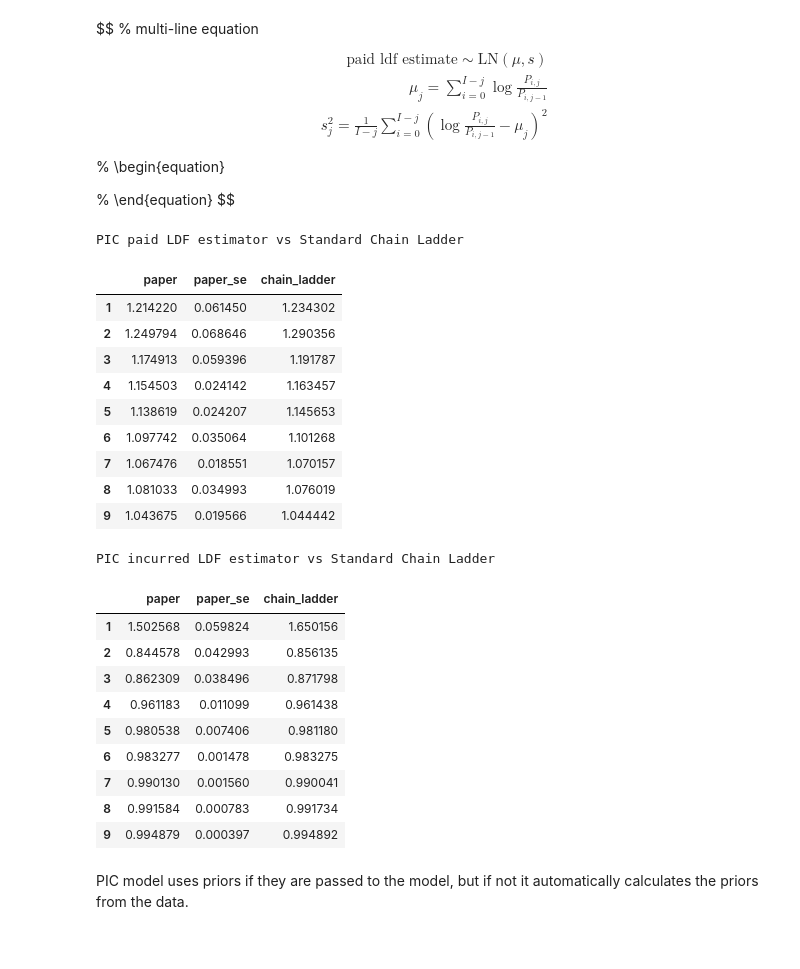
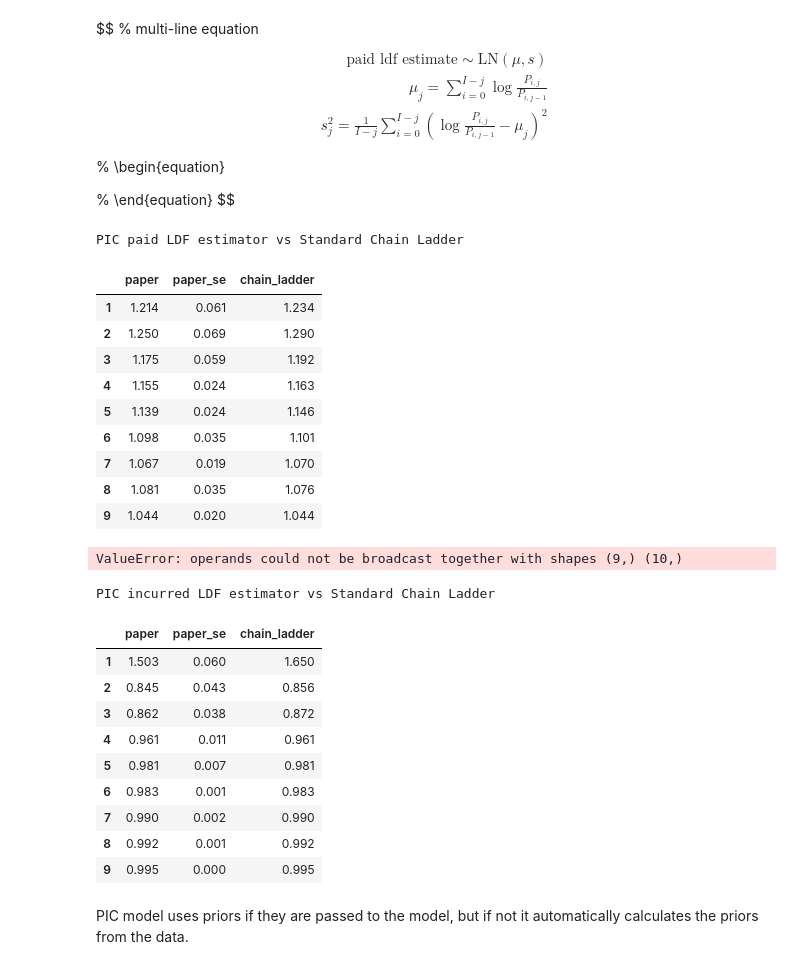
Before and after one commit to rocky-reserving/rocky, a Jupyter notebook: test_pic_model.ipynb, the cells around one changed output. Saved outputs shown, nothing was run; the diff lists cells and outputs as text; code cells hidden in the pictures.

```diff
--- a/test_pic_model.ipynb
+++ b/test_pic_model.ipynb
@@ -466,39 +435,52 @@ $$
 # %%
 # from paper: log estimate of paid LDFs
 print("PIC paid LDF estimator vs Standard Chain Ladder")
 pd.DataFrame(dict(paper=stats.lognorm.mean(loc=pic.ldf_estimator('paid'), s=np.sqrt(pic.variance_estimator('paid')))
     , paper_se=stats.lognorm.std(loc=pic.ldf_estimator('paid'), s=np.sqrt(pic.variance_estimator('paid')))
-    , chain_ladder=pic.paid_triangle.ata('vwa')[:-1]))
+    , chain_ladder=pic.paid_triangle.ata('vwa')[:-1])).round(3)
 # %% [output]
 PIC paid LDF estimator vs Standard Chain Ladder
 |  | paper | paper_se | chain_ladder |
-| 1 | 1.214220 | 0.061450 | 1.234302 |
-| 2 | 1.249794 | 0.068646 | 1.290356 |
-| 3 | 1.174913 | 0.059396 | 1.191787 |
-| 4 | 1.154503 | 0.024142 | 1.163457 |
-| 5 | 1.138619 | 0.024207 | 1.145653 |
-| 6 | 1.097742 | 0.035064 | 1.101268 |
-| 7 | 1.067476 | 0.018551 | 1.070157 |
-| 8 | 1.081033 | 0.034993 | 1.076019 |
-| 9 | 1.043675 | 0.019566 | 1.044442 |
+| 1 | 1.214 | 0.061 | 1.234 |
+| 2 | 1.250 | 0.069 | 1.290 |
+| 3 | 1.175 | 0.059 | 1.192 |
+| 4 | 1.155 | 0.024 | 1.163 |
+| 5 | 1.139 | 0.024 | 1.146 |
+| 6 | 1.098 | 0.035 | 1.101 |
+| 7 | 1.067 | 0.019 | 1.070 |
+| 8 | 1.081 | 0.035 | 1.076 |
+| 9 | 1.044 | 0.020 | 1.044 |
+# %%
+df = pd.DataFrame({
+    # current diagonals using rocky.Triangles
+    "Cum. Paid": (pic.paid_triangle.diag()/1000).astype(int)
+    , 'CL Paid ATU':pic.paid_triangle.atu('vwa', 5, tail=1.05).round(3)
+    , 'CL Paid Ultimate': (pic.paid_triangle.diag()/1000 * pic.paid_triangle.atu('vwa', 5, tail=1.05)).astype(int)
+    , 'PIC Paid Ultimate': pic.posterior_ultimate_paid_loss()
+})
+
+# df['CL Ultimate'] = (df['Cum. Paid'] * df['CL Paid ATU']).astype(int)
+df
+# %% [output]
+ValueError: operands could not be broadcast together with shapes (9,) (10,)
 # %%
 print("PIC incurred LDF estimator vs Standard Chain Ladder")
 pd.DataFrame(dict(
     paper=stats.lognorm.mean(loc=pic.ldf_estimator('incurred'), s=np.sqrt(pic.variance_estimator('incurred')))
     , paper_se=stats.lognorm.std(loc=pic.ldf_estimator('incurred'), s=np.sqrt(pic.variance_estimator('incurred')))
-    , chain_ladder=pic.incurred_triangle.ata('vwa')[:-1]))
+    , chain_ladder=pic.incurred_triangle.ata('vwa')[:-1])).round(3)
 # %% [output]
 PIC incurred LDF estimator vs Standard Chain Ladder
 |  | paper | paper_se | chain_ladder |
-| 1 | 1.502568 | 0.059824 | 1.650156 |
-| 2 | 0.844578 | 0.042993 | 0.856135 |
-| 3 | 0.862309 | 0.038496 | 0.871798 |
-| 4 | 0.961183 | 0.011099 | 0.961438 |
-| 5 | 0.980538 | 0.007406 | 0.981180 |
-| 6 | 0.983277 | 0.001478 | 0.983275 |
-| 7 | 0.990130 | 0.001560 | 0.990041 |
-| 8 | 0.991584 | 0.000783 | 0.991734 |
-| 9 | 0.994879 | 0.000397 | 0.994892 |
+| 1 | 1.503 | 0.060 | 1.650 |
+| 2 | 0.845 | 0.043 | 0.856 |
+| 3 | 0.862 | 0.038 | 0.872 |
+| 4 | 0.961 | 0.011 | 0.961 |
+| 5 | 0.981 | 0.007 | 0.981 |
+| 6 | 0.983 | 0.001 | 0.983 |
+| 7 | 0.990 | 0.002 | 0.990 |
+| 8 | 0.992 | 0.001 | 0.992 |
+| 9 | 0.995 | 0.000 | 0.995 |
 # %% [markdown]
 PIC model uses priors if they are passed to the model, but if not it automatically calculates the priors from the data.
 # %%
```
Also changed, not shown: parts of 14 cells of this notebook, 1 other file.
